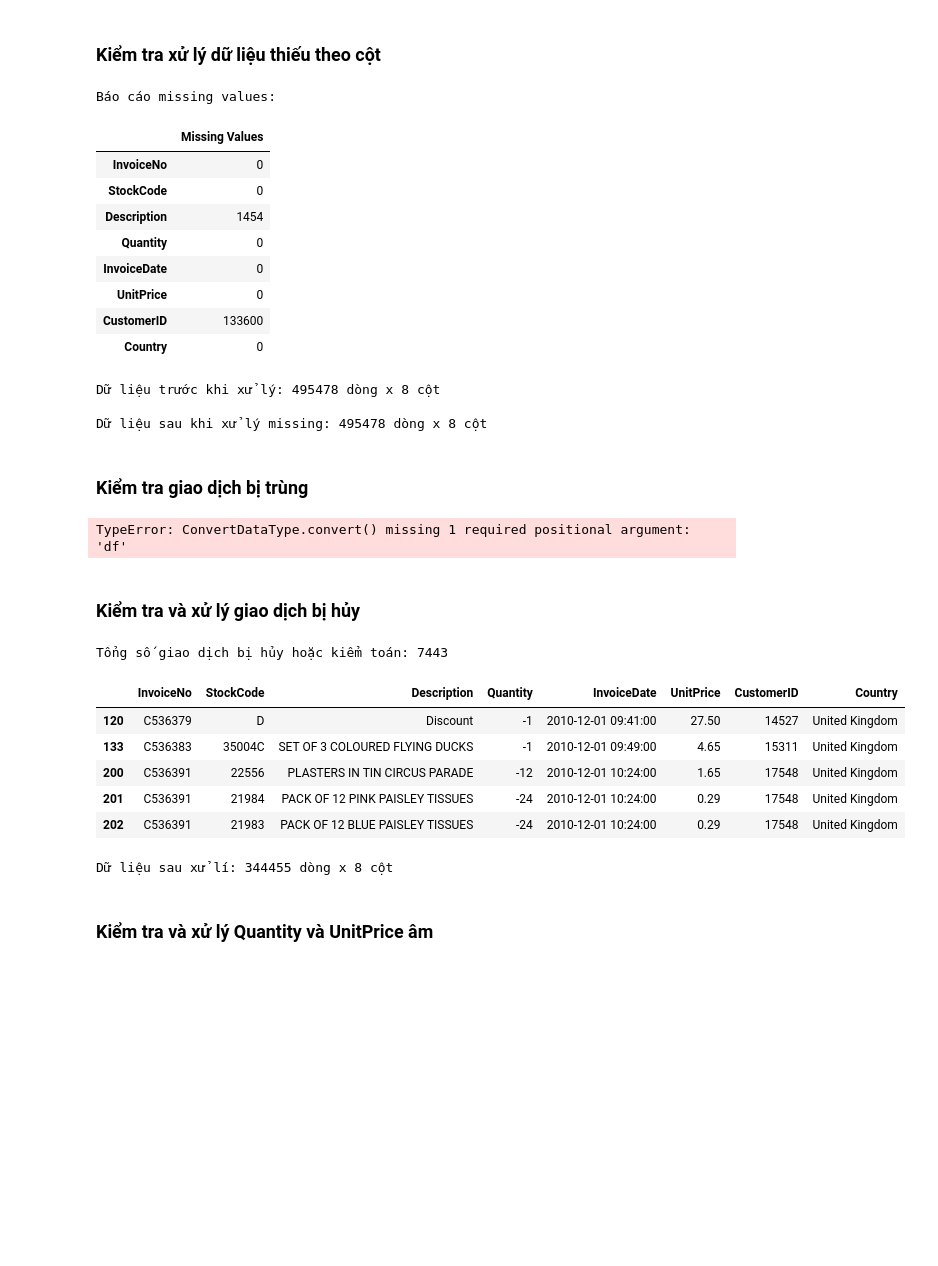
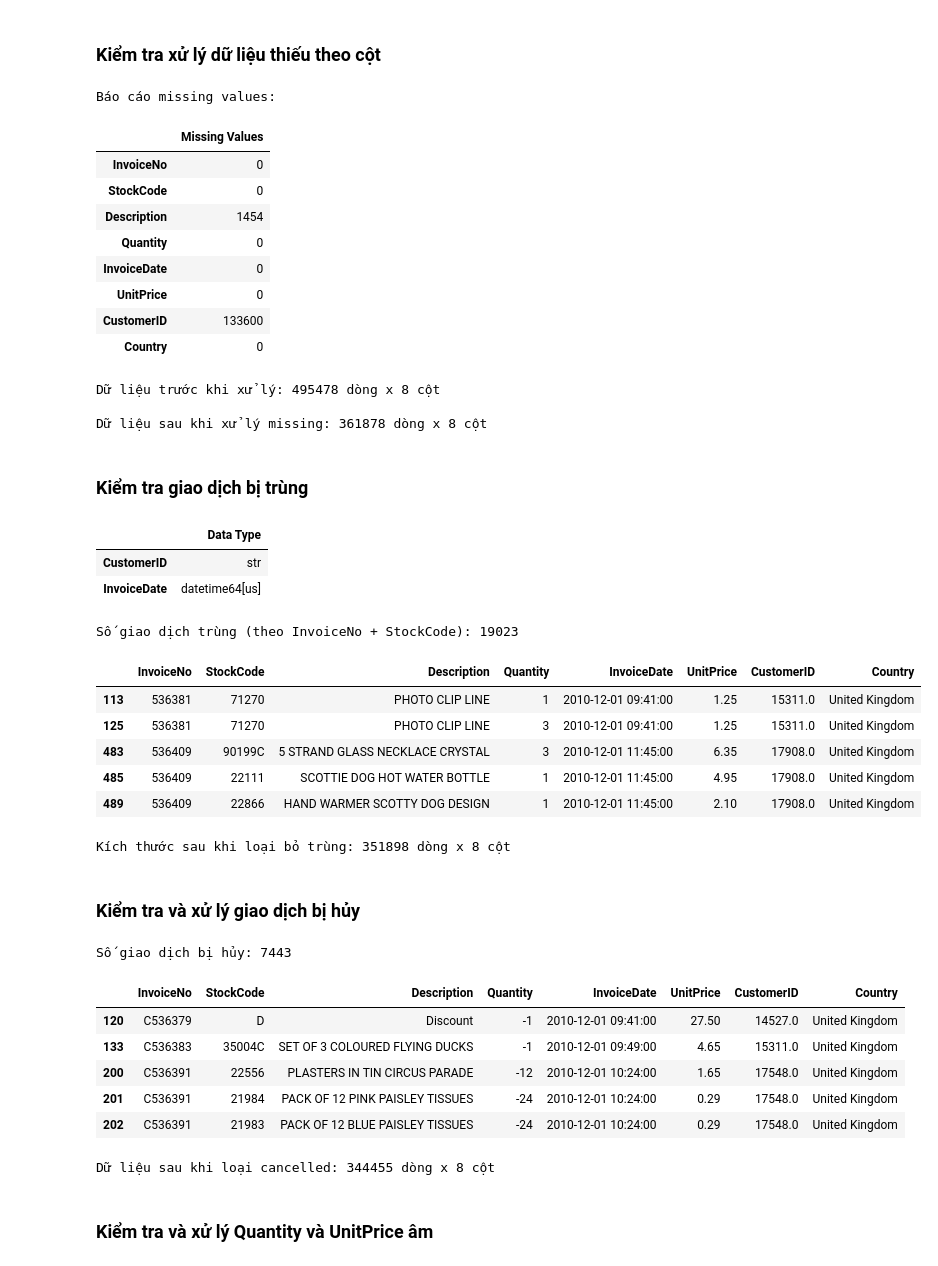
Before and after one commit to AIO-OIA-Organization/AIO_OIA_Project01_Customer_Segmentation, a Jupyter notebook: notebooks/01_cleaning_and_eda_1.ipynb, the cells around one changed output. Saved outputs shown, nothing was run; the diff lists cells and outputs as text; code cells hidden in the pictures; blank space fills up the shorter version.

```diff
--- a/notebooks/01_cleaning_and_eda_1.ipynb
+++ b/notebooks/01_cleaning_and_eda_1.ipynb
@@ -84,15 +89,16 @@ memory usage: 33.1 MB
 ### Kiểm tra xử lý dữ liệu thiếu theo cột
 # %%
 df_uk = processor.filter_by_country(data, country=TARGET_COUNTRY)
-#del data
+del data
 uk_size_bf = df_uk.shape
 uk_customer_bf = df_uk['CustomerID'].nunique()
 
-subsets= ['InvoiceNo', 'StockCode']
-df_uk = processor.handle_missing_values(df_uk, subsets=subsets)
 missing_report= df_uk.isnull().sum().to_frame(name='Missing Values')
 print("Báo cáo missing values:")
 display(missing_report)
+
+subsets= ['CustomerID']
+df_uk = processor.handle_missing_values(df_uk, subsets=subsets)
 print(f"\nDữ liệu trước khi xử lý: {uk_size_bf[0]} dòng x {uk_size_bf[1]} cột")
 print(f"\nDữ liệu sau khi xử lý missing: {df_uk.shape[0]} dòng x {df_uk.shape[1]} cột")
 # %% [output]
@@ -108,44 +114,52 @@ Báo cáo missing values:
 | Country | 0 |
 Dữ liệu trước khi xử lý: 495478 dòng x 8 cột
 
-Dữ liệu sau khi xử lý missing: 495478 dòng x 8 cột
+Dữ liệu sau khi xử lý missing: 361878 dòng x 8 cột
 # %% [markdown]
 ### Kiểm tra giao dịch bị trùng
 # %%
-from src.utilities.convert_data_type import ConvertDataType
-
-customer_column = ConvertDataType(column_name='CustomerID', target_type='str').convert(df_uk)
-date_column = ConvertDataType(column_name='InvoiceDate', target_type='datetime').convert(df_uk)
-print("Báo cáo chuyển đổi kiểu dữ liệu:")
-display(df_uk[customer_column, date_column] .dtypes.to_frame('Types'))
+df_uk['CustomerID'] = df_uk['CustomerID'].astype(str)
+df_uk['InvoiceDate'] = pd.to_datetime(df_uk['InvoiceDate'])
+display(df_uk[['CustomerID', 'InvoiceDate']].dtypes.to_frame(name='Data Type'))
 
 subsets = ['InvoiceNo', 'StockCode']
+sum_duplicates = df_uk.duplicated(subset=subsets, keep=False).sum()
+print(f"Số giao dịch trùng (theo InvoiceNo + StockCode): {sum_duplicates}")
+duplicate_report = df_uk[df_uk.duplicated(subset=subsets, keep=False)]
+display(duplicate_report.head())
+
 df_uk = processor.handle_duplicates(df_uk, subsets=subsets)
-duplicate_report = df_uk.duplicated(subset=subsets, keep=False)
-sum_duplicates = duplicate_report.sum()
-
-print(f"Số giao dịch trùng (theo InvoiceNo + StockCode): {sum_duplicates}")
-display(duplicate_report.head())
-print(f"\nKích thước sau khi loại bỏ trùng: {df_uk.shape}")
+print(f"\nKích thước sau khi loại bỏ trùng: {df_uk.shape[0]} dòng x {df_uk.shape[1]} cột")
 # %% [output]
+|  | Data Type |
+| CustomerID | str |
+| InvoiceDate | datetime64[us] |
-TypeError: ConvertDataType.convert() missing 1 required positional argument: 'df'
+Số giao dịch trùng (theo InvoiceNo + StockCode): 19023
+|  | InvoiceNo | StockCode | Description | Quantity | InvoiceDate | UnitPrice | CustomerID | Country |
+| 113 | 536381 | 71270 | PHOTO CLIP LINE | 1 | 2010-12-01 09:41:00 | 1.25 | 15311.0 | United Kingdom |
+| 125 | 536381 | 71270 | PHOTO CLIP LINE | 3 | 2010-12-01 09:41:00 | 1.25 | 15311.0 | United Kingdom |
+| 483 | 536409 | 90199C | 5 STRAND GLASS NECKLACE CRYSTAL | 3 | 2010-12-01 11:45:00 | 6.35 | 17908.0 | United Kingdom |
+| 485 | 536409 | 22111 | SCOTTIE DOG HOT WATER BOTTLE | 1 | 2010-12-01 11:45:00 | 4.95 | 17908.0 | United Kingdom |
+| 489 | 536409 | 22866 | HAND WARMER SCOTTY DOG DESIGN | 1 | 2010-12-01 11:45:00 | 2.10 | 17908.0 | United Kingdom |
+Kích thước sau khi loại bỏ trùng: 351898 dòng x 8 cột
 # %% [markdown]
 ### Kiểm tra và xử lý giao dịch bị hủy
 # %%
+canceled_mask = df_uk['InvoiceNo'].str.startswith('C')
+print(f"Số giao dịch bị hủy: {canceled_mask.sum()}")
+display(df_uk[canceled_mask].head())
+
 df_uk = processor.handle_cancelled_transactions(df_uk, key='InvoiceNo', character='C')
-canceled_report = df_uk['InvoiceNo'].str.startswith('C')
-print(f"Số giao dịch bị hủy: {canceled_report.sum()}")
-display(canceled_report.head())
-print(f"Dữ liệu sau khi loại cancelled: {df_uk.shape}")
+print(f"Dữ liệu sau khi loại cancelled: {df_uk.shape[0]} dòng x {df_uk.shape[1]} cột")
 # %% [output]
-Tổng số giao dịch bị hủy hoặc kiểm toán: 7443
+Số giao dịch bị hủy: 7443
 |  | InvoiceNo | StockCode | Description | Quantity | InvoiceDate | UnitPrice | CustomerID | Country |
-| 120 | C536379 | D | Discount | -1 | 2010-12-01 09:41:00 | 27.50 | 14527 | United Kingdom |
-| 133 | C536383 | 35004C | SET OF 3 COLOURED FLYING DUCKS | -1 | 2010-12-01 09:49:00 | 4.65 | 15311 | United Kingdom |
-| 200 | C536391 | 22556 | PLASTERS IN TIN CIRCUS PARADE | -12 | 2010-12-01 10:24:00 | 1.65 | 17548 | United Kingdom |
-| 201 | C536391 | 21984 | PACK OF 12 PINK PAISLEY TISSUES | -24 | 2010-12-01 10:24:00 | 0.29 | 17548 | United Kingdom |
-| 202 | C536391 | 21983 | PACK OF 12 BLUE PAISLEY TISSUES | -24 | 2010-12-01 10:24:00 | 0.29 | 17548 | United Kingdom |
+| 120 | C536379 | D | Discount | -1 | 2010-12-01 09:41:00 | 27.50 | 14527.0 | United Kingdom |
+| 133 | C536383 | 35004C | SET OF 3 COLOURED FLYING DUCKS | -1 | 2010-12-01 09:49:00 | 4.65 | 15311.0 | United Kingdom |
+| 200 | C536391 | 22556 | PLASTERS IN TIN CIRCUS PARADE | -12 | 2010-12-01 10:24:00 | 1.65 | 17548.0 | United Kingdom |
+| 201 | C536391 | 21984 | PACK OF 12 PINK PAISLEY TISSUES | -24 | 2010-12-01 10:24:00 | 0.29 | 17548.0 | United Kingdom |
+| 202 | C536391 | 21983 | PACK OF 12 BLUE PAISLEY TISSUES | -24 | 2010-12-01 10:24:00 | 0.29 | 17548.0 | United Kingdom |
-Dữ liệu sau xử lí: 344455 dòng x 8 cột
+Dữ liệu sau khi loại cancelled: 344455 dòng x 8 cột
 # %% [markdown]
 ### Kiểm tra và xử lý Quantity và UnitPrice âm
 # %%
```
Also changed, not shown: parts of 15 cells of this notebook, 14 other files.
